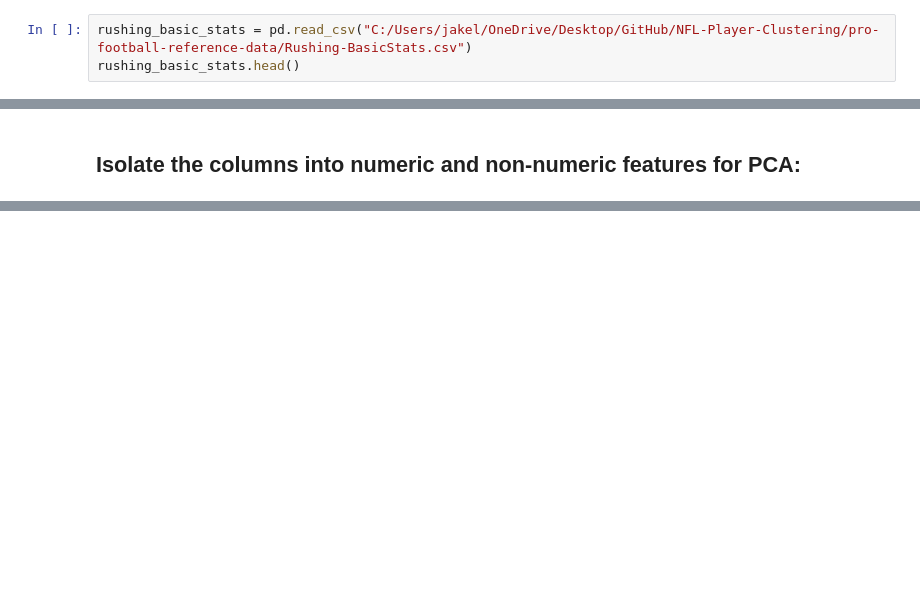
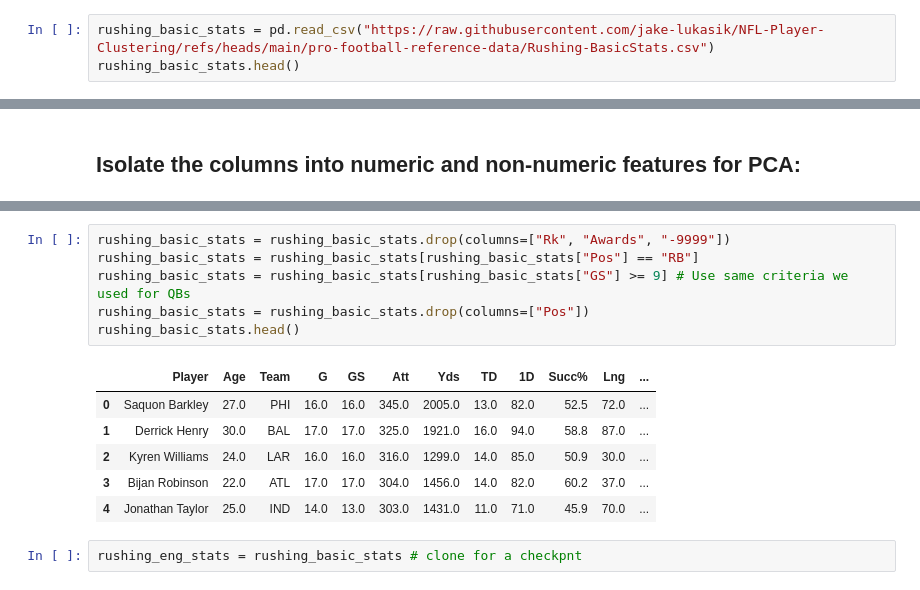
Before and after one commit to jake-lukasik/NFL-Player-Clustering, a Jupyter notebook: code-notebooks/NFL-Player-Clustering-Data-Preprocessing.ipynb, the cells around one changed output, grey strips where cells are left out. Cells and saved outputs as stored; diff of their text form; blank space fills up the shorter version.

```diff
--- a/code-notebooks/NFL-Player-Clustering-Data-Preprocessing.ipynb
+++ b/code-notebooks/NFL-Player-Clustering-Data-Preprocessing.ipynb
@@ -16,7 +17,7 @@ passing_basic_stats.head()
 | 4 | 5.0 | Sam Darnold | 27.0 | MIN | QB | 17.0 | 17.0 | 14-3-0 | 361.0 | 545.0 | ... | ... |
 5 rows × 34 columns
 # %%
-rushing_basic_stats = pd.read_csv("C:/Users/jakel/OneDrive/Desktop/GitHub/NFL-Player-Clustering/pro-football-reference-data/Rushing-BasicStats.csv")
+rushing_basic_stats = pd.read_csv("https://raw.githubusercontent.com/jake-lukasik/NFL-Player-Clustering/refs/heads/main/pro-football-reference-data/Rushing-BasicStats.csv")
 rushing_basic_stats.head()
 # %% [output]
 |  | Rk | Player | Age | Team | Pos | G | GS | Att | Yds | TD | 1D | ... |
@@ -90,0 +90,15 @@ NFL_QB_Features.to_csv("C:/Users/jakel/OneDrive/Desktop/GitHub/NFL-Player-Cluste
+# %%
+rushing_basic_stats = rushing_basic_stats.drop(columns=["Rk", "Awards", "-9999"])
+rushing_basic_stats = rushing_basic_stats[rushing_basic_stats["Pos"] == "RB"]
+rushing_basic_stats = rushing_basic_stats[rushing_basic_stats["GS"] >= 9] # Use same criteria we used for QBs
+rushing_basic_stats = rushing_basic_stats.drop(columns=["Pos"])
+rushing_basic_stats.head()
+# %% [output]
+|  | Player | Age | Team | G | GS | Att | Yds | TD | 1D | Succ% | Lng | ... |
+| 0 | Saquon Barkley | 27.0 | PHI | 16.0 | 16.0 | 345.0 | 2005.0 | 13.0 | 82.0 | 52.5 | 72.0 | ... |
+| 1 | Derrick Henry | 30.0 | BAL | 17.0 | 17.0 | 325.0 | 1921.0 | 16.0 | 94.0 | 58.8 | 87.0 | ... |
+| 2 | Kyren Williams | 24.0 | LAR | 16.0 | 16.0 | 316.0 | 1299.0 | 14.0 | 85.0 | 50.9 | 30.0 | ... |
+| 3 | Bijan Robinson | 22.0 | ATL | 17.0 | 17.0 | 304.0 | 1456.0 | 14.0 | 82.0 | 60.2 | 37.0 | ... |
+| 4 | Jonathan Taylor | 25.0 | IND | 14.0 | 13.0 | 303.0 | 1431.0 | 11.0 | 71.0 | 45.9 | 70.0 | ... |
+# %%
+rushing_eng_stats = rushing_basic_stats # clone for a checkpnt
```
Also changed, not shown: parts of 13 cells of this notebook, 4 other files.
